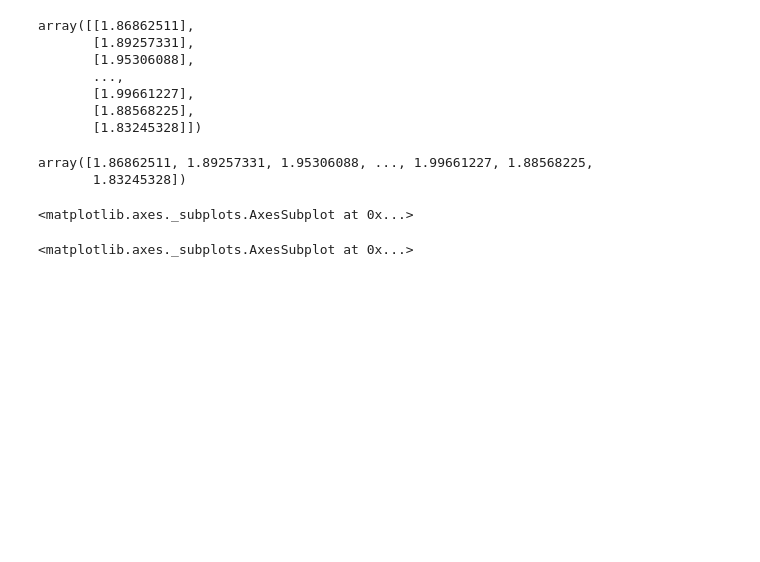
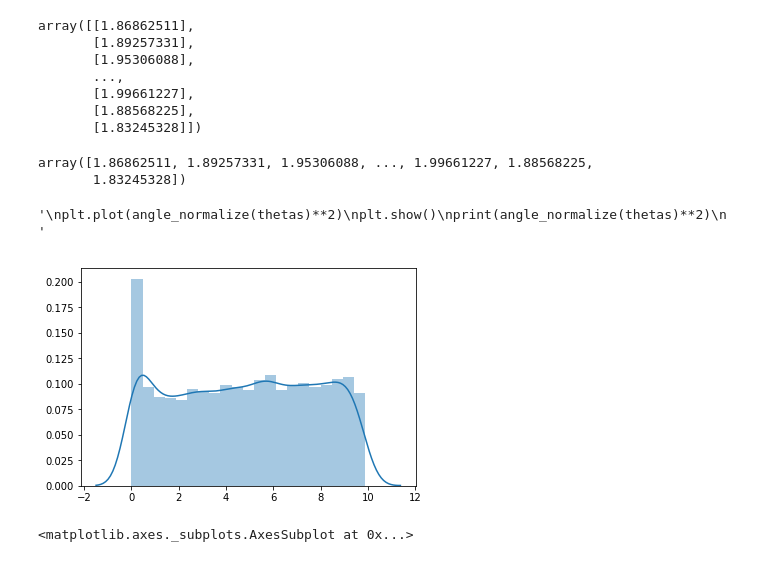
Before and after one commit to DarthPumpkin/generative-parametrizations, a Jupyter notebook: scripts/pendulum_latent_plots.ipynb, the cells around one changed output. Saved outputs shown, nothing was run; the diff lists cells and outputs as text; code cells hidden in the pictures; blank space fills up the shorter version.

```diff
--- a/scripts/pendulum_latent_plots.ipynb
+++ b/scripts/pendulum_latent_plots.ipynb
@@ -123,10 +122,17 @@ thetas
 # %% [output]
 array([1.86862511, 1.89257331, 1.95306088, ..., 1.99661227, 1.88568225,
        1.83245328])
-# %%
-sns.distplot(angle_normalize(thetas)**2)
-# %% [output]
-<matplotlib.axes._subplots.AxesSubplot at 0x...>
+# %%
+%matplotlib inline
+sns.distplot(angle_normalize(thetas)**2)
+"""
+plt.plot(angle_normalize(thetas)**2)
+plt.show()
+print(angle_normalize(thetas)**2)
+"""
+# %% [output]
+'\nplt.plot(angle_normalize(thetas)**2)\nplt.show()\nprint(angle_normalize(thetas)**2)\n'
+[figure, added]
 # %%
 sns.distplot(rewards)
 # %% [output]
```
Also changed, not shown: parts of 5 cells of this notebook.
